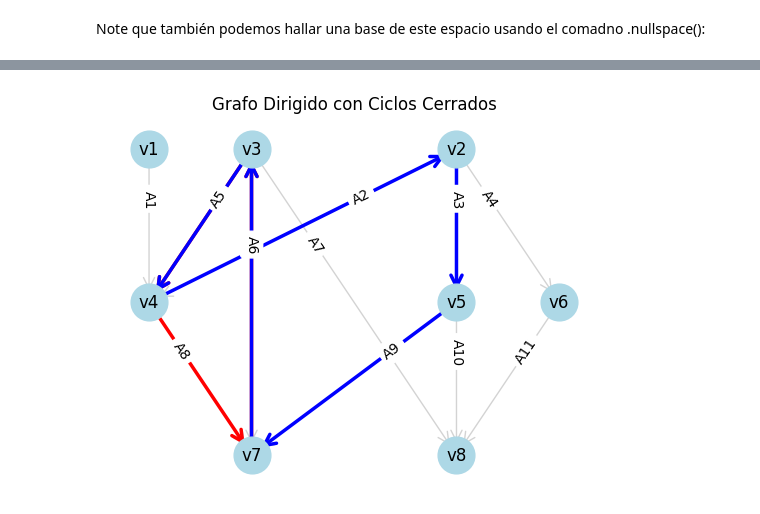
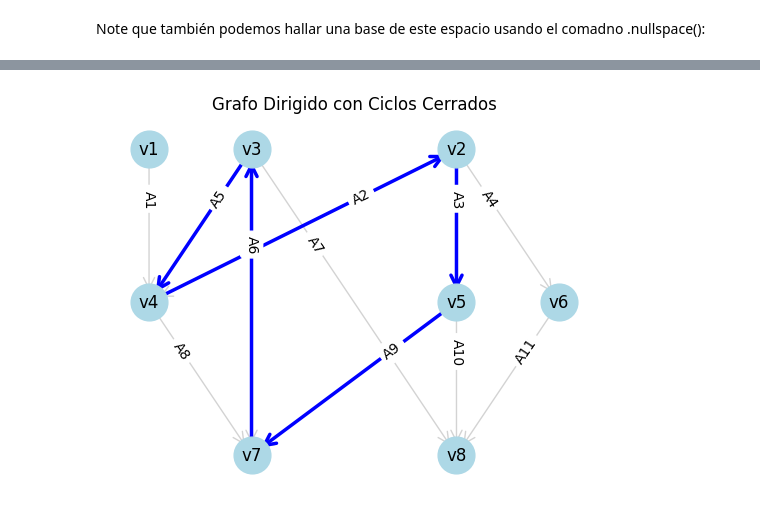
Before and after one commit to moizefala1/1203L-2024-2, a Jupyter notebook: TAREA 2/TAREA2.ipynb, the cells around one changed output, grey strips where cells are left out. Saved outputs shown, nothing was run; the diff lists cells and outputs as text; code cells hidden in the pictures.

```diff
--- a/TAREA 2/TAREA2.ipynb
+++ b/TAREA 2/TAREA2.ipynb
@@ -322,41 +396,38 @@ for (u, v, label) in aristas:
     G.add_edge(u, v, label=label)
 
 # Definir el ciclo y colorear las aristas del ciclo en rojo
-ciclo1 = [("v3", "v4"), ("v4", "v7"), ("v7", "v3")] # Primer vector de la base de Nul(A)
 ciclo2 = [("v3", "v4"), ("v4","v2"), ("v2", "v5"), ("v5", "v7"), ("v7", "v3")] # Segundo vector de la base de Nul(A)
-
 # Posición manual de los nodos para que se asemeje al grafo original
 pos = {
     "v1": (0, 5),
     "v2": (3, 5),
     "v3": (1, 5),
     "v4": (0, 2.5),
     "v5": (3, 2.5),
     "v6": (4, 2.5),
     "v7": (1, 0),
     "v8": (3, 0)
 }
 
 # Dibujar los nodos
 nx.draw_networkx_nodes(G, pos, node_size=700, node_color="lightblue")
 
 # Dibujar todas las aristas en gris claro inicialmente
 nx.draw_networkx_edges(G, pos, edgelist=[(u, v) for (u, v, _) in aristas], edge_color="lightgray", arrowstyle="->", arrowsize=20)
 
 # Dibujar las aristas de los ciclos en colores diferentes
-nx.draw_networkx_edges(G, pos, edgelist=ciclo1, edge_color="red", width=2.5, arrowstyle="->", arrowsize=20, label="Ciclo 1")
-nx.draw_networkx_edges(G, pos, edgelist=ciclo2, edge_color="blue", width=2.5, arrowstyle="->", arrowsize=20, label="Ciclo 1")
+nx.draw_networkx_edges(G, pos, edgelist=ciclo2, edge_color="blue", width=2.5, arrowstyle="->", arrowsize=20, label="Ciclo 2")
 
 # Dibujar etiquetas de nodos
 nx.draw_networkx_labels(G, pos, font_size=12, font_color="black")
 
 # Dibujar etiquetas de aristas
 edge_labels = {(u, v): label for (u, v, label) in aristas}
 nx.draw_networkx_edge_labels(G, pos, edge_labels=edge_labels, font_size=10, label_pos=0.3)
 
 # Mostrar el grafo
 plt.title("Grafo Dirigido con Ciclos Cerrados")
 plt.axis("off")
 plt.show()
 # %% [output]
-[figure, old version]
+[figure, new version]
```
Also changed, not shown: parts of 4 cells of this notebook.
